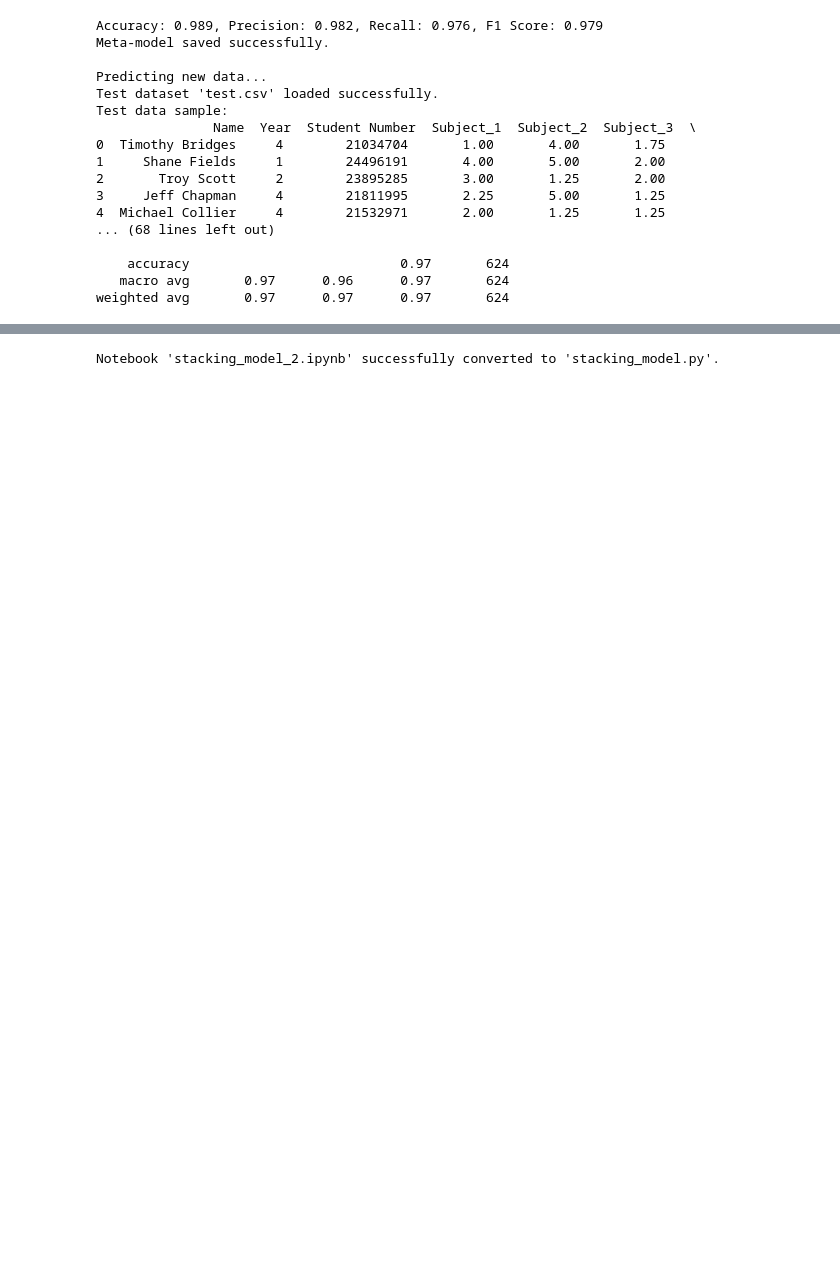
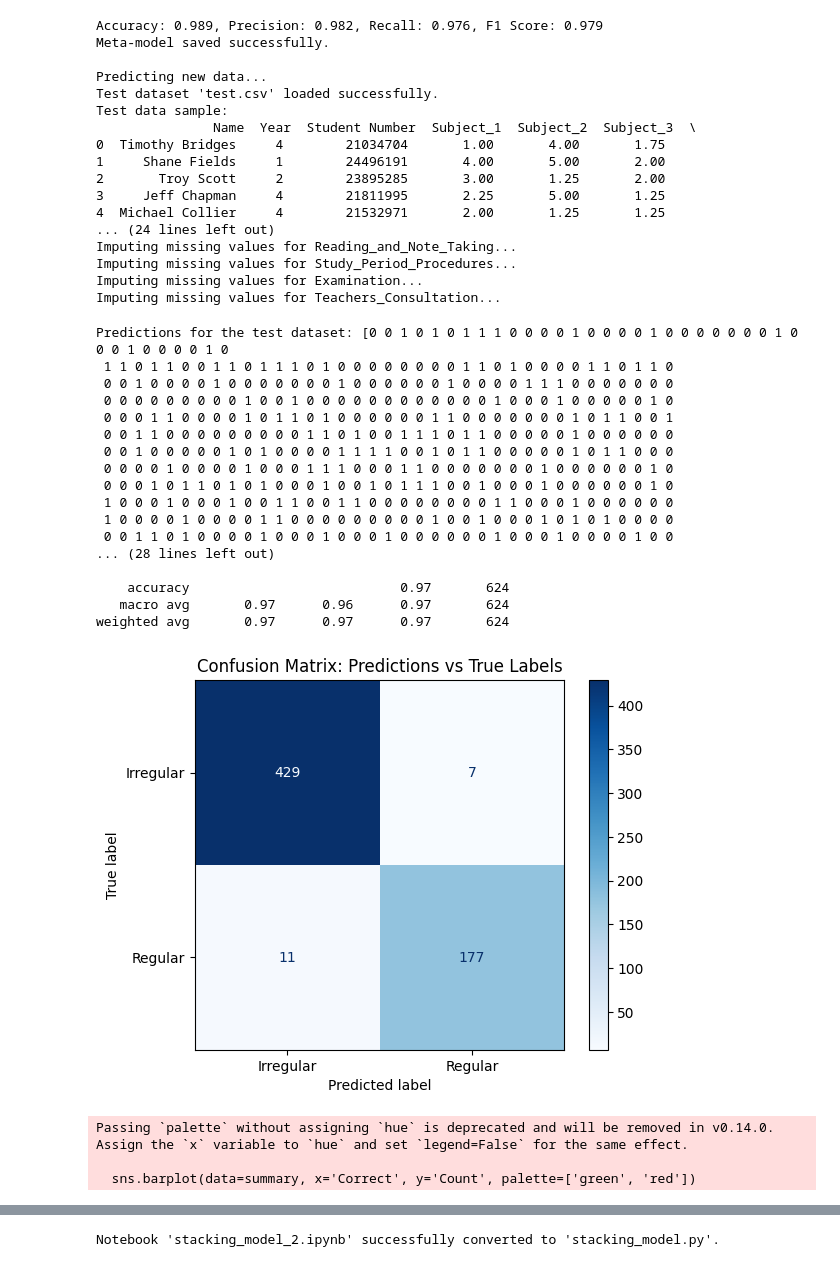
Before and after one commit to IrisHeartPrado/PREDICTIVE-MODELING-OF-STUDENT-ACADEMIC-PERFORMANCE-BASED-ON-STUDY-HABITS-USING-A-COMBINATION-OF-SUP, a Jupyter notebook: Stacking_model_2.ipynb, the cells around one changed output, grey strips where cells are left out. Cells and saved outputs as stored; diff of their text form; code cells hidden in the pictures; blank space fills up the shorter version.

```diff
--- a/Stacking_model_2.ipynb
+++ b/Stacking_model_2.ipynb
@@ -112,6 +112,11 @@ def stacking_ensemble(X, y, rf_model, svm_model):
 
 from sklearn.metrics import accuracy_score, classification_report
 
+from sklearn.metrics import confusion_matrix, ConfusionMatrixDisplay
+import seaborn as sns
+import matplotlib.pyplot as plt
+import numpy as np
+
 def predict_new_data(meta_model, rf_model, svm_model, test_data_path, preprocessor, true_labels_path=None):
     try:
         # Load test data
@@ -154,6 +159,34 @@ def predict_new_data(meta_model, rf_model, svm_model, test_data_path, preprocess
             report = classification_report(true_labels, final_predictions)
             print("Classification Report:\n", report)
 
+            # Confusion Matrix Visualization
+            conf_matrix = confusion_matrix(true_labels, final_predictions)
+            disp = ConfusionMatrixDisplay(confusion_matrix=conf_matrix, display_labels=['Irregular', 'Regular'])
+            disp.plot(cmap='Blues')
+            plt.title("Confusion Matrix: Predictions vs True Labels")
+            plt.show()
+
+            comparison_df = pd.DataFrame({
+                'Index': np.arange(len(true_labels)),
+                'True Labels': true_labels,
+                'Predictions': final_predictions
+            })
+
+            comparison_df['Correct'] = comparison_df['True Labels'] == comparison_df['Predictions']
+
+            # Count correct and wrong predictions
+            summary = comparison_df['Correct'].value_counts().reset_index()
+            summary.columns = ['Correct', 'Count']
+            summary['Correct'] = summary['Correct'].map({True: 'Correct', False: 'Wrong'})
+
+            # Plot the results
+            plt.figure(figsize=(8, 5))
+            sns.barplot(data=summary, x='Correct', y='Count', palette=['green', 'red'])
+            plt.title("Number of Correct and Wrong Predictions")
+            plt.xlabel("Prediction Type")
+            plt.ylabel("Count")
+            plt.show()
+
         return final_predictions
 
     except FileNotFoundError:
@@ -162,7 +195,6 @@ def predict_new_data(meta_model, rf_model, svm_model, test_data_path, preprocess
     except Exception as e:
         print("Error during prediction:", e)
         return None
-
 
 
 
@@ -183,35 +215,56 @@ if __name__ == "__main__":
 Random Forest model loaded successfully.
 SVM model loaded successfully.
 Raw dataset loaded successfully.
 Raw data sample:
                Name  Year  Student Number  Subject_1  Subject_2  Subject_3  \
 0   Michael Thomas     1        24427517       1.25       3.00       2.25
 1  Michael Mcguire     4        21908695       1.75       2.00       2.75
 2   Jonathan Smith     4        21620116       1.00       1.75       2.50
 3     Jaime Phelps     2        23128726       1.25       2.50       4.00
 4  Nicole Hamilton     3        22926109       1.25       3.00       4.00
 
    Subject_4  Subject_5     Status  Subject_6  Subject_7  Subject_8  \
 ... (63 lines left out)
 Mean F1 Score of Stacking Model: 0.9787
 Confusion Matrix:
  [[452   3]
  [  4 165]]
 [figure]
 Accuracy: 0.989, Precision: 0.982, Recall: 0.976, F1 Score: 0.979
 Meta-model saved successfully.
 
 Predicting new data...
 Test dataset 'test.csv' loaded successfully.
 Test data sample:
                Name  Year  Student Number  Subject_1  Subject_2  Subject_3  \
 0  Timothy Bridges     4        21034704       1.00       4.00       1.75
 1     Shane Fields     1        24496191       4.00       5.00       2.00
 2       Troy Scott     2        23895285       3.00       1.25       2.00
 3     Jeff Chapman     4        21811995       2.25       5.00       1.25
 4  Michael Collier     4        21532971       2.00       1.25       1.25
-... (68 lines left out)
-
-    accuracy                           0.97       624
-   macro avg       0.97      0.96      0.97       624
-weighted avg       0.97      0.97      0.97       624
+... (24 lines left out)
+Imputing missing values for Reading_and_Note_Taking...
+Imputing missing values for Study_Period_Procedures...
+Imputing missing values for Examination...
+Imputing missing values for Teachers_Consultation...
+Predictions for the test dataset: [0 0 1 0 1 0 1 1 1 0 0 0 0 1 0 0 0 0 1 0 0 0 0 0 0 0 1 0 0 0 1 0 0 0 0 1 0
+ 1 1 0 1 1 0 0 1 1 0 1 1 1 0 1 0 0 0 0 0 0 0 0 1 1 0 1 0 0 0 0 1 1 0 1 1 0
+ 0 0 1 0 0 0 0 1 0 0 0 0 0 0 0 1 0 0 0 0 0 0 1 0 0 0 0 1 1 1 0 0 0 0 0 0 0
+ 0 0 0 0 0 0 0 0 0 1 0 0 1 0 0 0 0 0 0 0 0 0 0 0 0 1 0 0 0 1 0 0 0 0 0 1 0
+ 0 0 0 1 1 0 0 0 0 1 0 1 1 0 1 0 0 0 0 0 0 1 1 0 0 0 0 0 0 0 1 0 1 1 0 0 1
+ 0 0 1 1 0 0 0 0 0 0 0 0 0 1 1 0 1 0 0 1 1 1 0 1 1 0 0 0 0 0 1 0 0 0 0 0 0
+ 0 0 1 0 0 0 0 0 1 0 1 0 0 0 0 1 1 1 1 0 0 1 0 1 1 0 0 0 0 0 1 0 1 1 0 0 0
+ 0 0 0 0 1 0 0 0 0 1 0 0 0 1 1 1 0 0 0 1 1 0 0 0 0 0 0 0 1 0 0 0 0 0 0 1 0
+ 0 0 0 1 0 1 1 0 1 0 1 0 0 0 1 0 0 1 0 1 1 1 0 0 1 0 0 0 1 0 0 0 0 0 0 1 0
+ 1 0 0 0 1 0 0 0 1 0 0 1 1 0 0 1 1 0 0 0 0 0 0 0 0 1 1 0 0 0 1 0 0 0 0 0 0
+ 1 0 0 0 0 1 0 0 0 0 1 1 0 0 0 0 0 0 0 0 0 1 0 0 1 0 0 0 1 0 1 0 1 0 0 0 0
+ 0 0 1 1 0 1 0 0 0 0 1 0 0 0 1 0 0 0 1 0 0 0 0 0 0 1 0 0 0 1 0 0 0 0 1 0 0
+... (28 lines left out)
+
+    accuracy                           0.97       624
+   macro avg       0.97      0.96      0.97       624
+weighted avg       0.97      0.97      0.97       624
+[figure, added]
+Passing `palette` without assigning `hue` is deprecated and will be removed in v0.14.0. Assign the `x` variable to `hue` and set `legend=False` for the same effect.
+
+  sns.barplot(data=summary, x='Correct', y='Count', palette=['green', 'red'])
```
Also changed, not shown: parts of 1 cell of this notebook, 4 other files.
